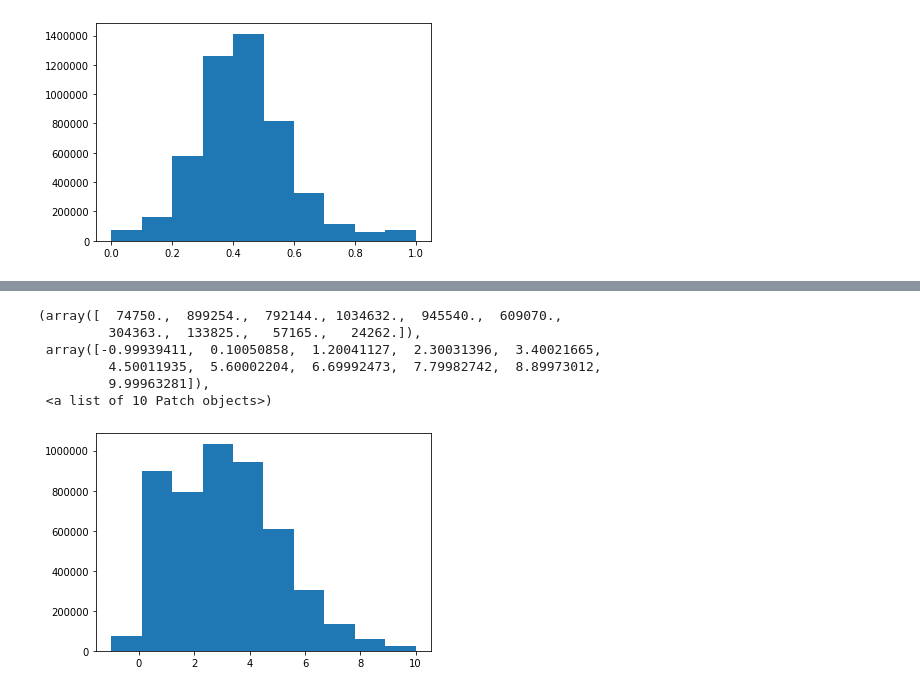
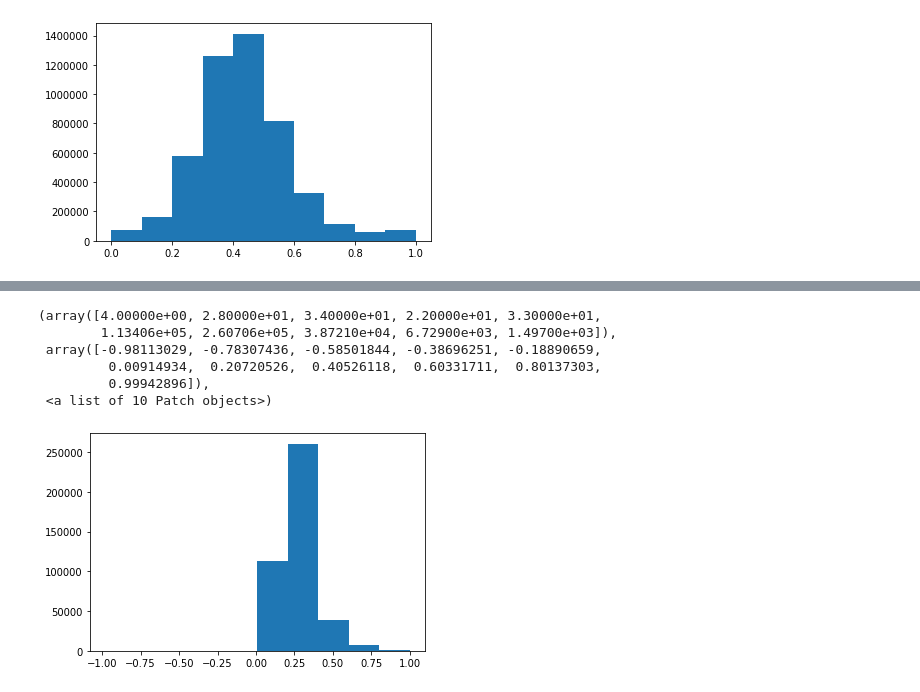
Before and after one commit to SeongwoongCho/SpeechToEGG, a Jupyter notebook: Untitled.ipynb, the cells around one changed output, grey strips where cells are left out. Drawn from its saved outputs; the diff is of its cells as text; code cells hidden in the pictures.

```diff
--- a/Untitled.ipynb
+++ b/Untitled.ipynb
@@ -78,7 +78,7 @@ for directory in ['./datasets/TrainData/CMU/']:
         if 'wav' in file:
             [Speech,EGG_true],sr = librosa.load(directory + file,sr=16000,mono=False)
             DEGG_true = np.gradient(EGG_true,edge_order = 2)
-
+            itvs = librosa.effects.split(Speech,frame_length = int(256*0.75), hop_length = int(256*0.25),top_db = 15)
             S = []
             E = []
             Ep = []
@@ -128,10 +220,10 @@ plt.hist(CQ[:])
 # %%
-plt.hist([h for h in hl if h<10])
+plt.hist([h for h in hl if h<1])
 # %% [output]
-(array([  74750.,  899254.,  792144., 1034632.,  945540.,  609070.,
-         304363.,  133825.,   57165.,   24262.]),
- array([-0.99939411,  0.10050858,  1.20041127,  2.30031396,  3.40021665,
-         4.50011935,  5.60002204,  6.69992473,  7.79982742,  8.89973012,
-         9.99963281]),
+(array([4.00000e+00, 2.80000e+01, 3.40000e+01, 2.20000e+01, 3.30000e+01,
+        1.13406e+05, 2.60706e+05, 3.87210e+04, 6.72900e+03, 1.49700e+03]),
+ array([-0.98113029, -0.78307436, -0.58501844, -0.38696251, -0.18890659,
+         0.00914934,  0.20720526,  0.40526118,  0.60331711,  0.80137303,
+         0.99942896]),
  <a list of 10 Patch objects>)
-[figure, old version]
+[figure, new version]
```
Also changed, not shown: parts of 21 cells of this notebook, 12 other files.
